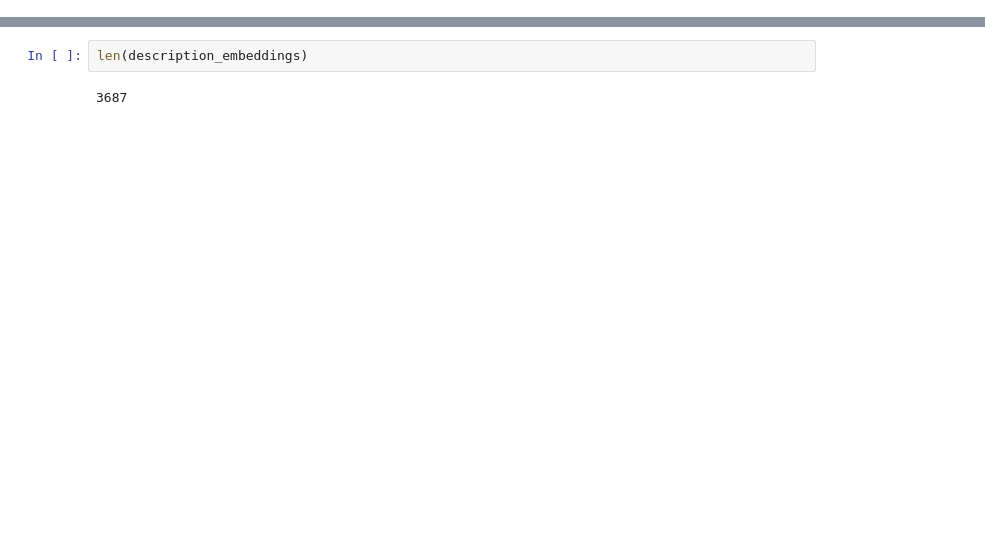
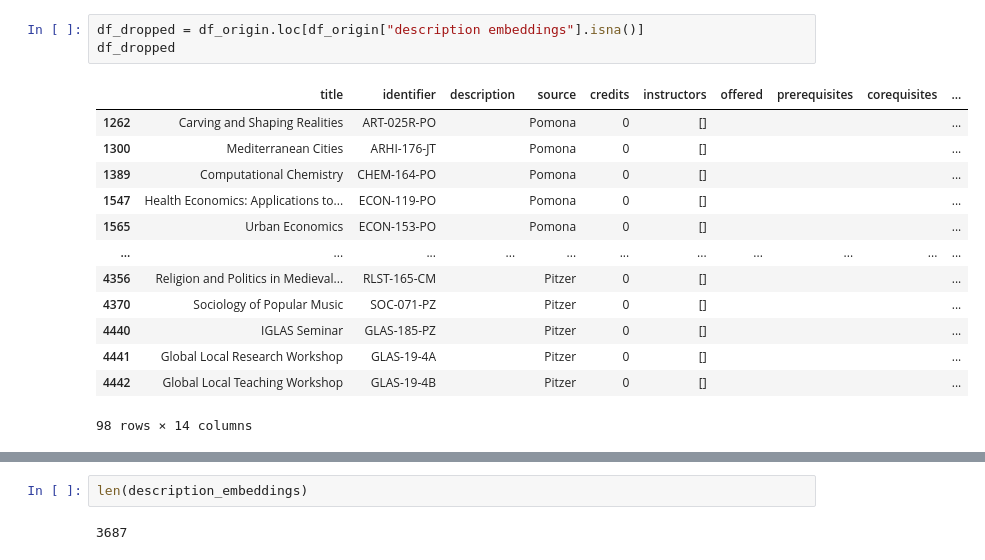
Before and after one commit to p-ai-org/p-recommender, a Jupyter notebook: data-science/GloVe (Tilo).ipynb, the cells around one changed output, grey strips where cells are left out. Saved outputs shown, nothing was run; the diff lists cells and outputs as text; blank space fills up the shorter version.

```diff
--- a/data-science/GloVe (Tilo).ipynb
+++ b/data-science/GloVe (Tilo).ipynb
@@ -53,0 +103,17 @@ description_embeddings = df[["title","description embeddings"]].set_index("title
+# %%
+df_dropped = df_origin.loc[df_origin["description embeddings"].isna()]
+df_dropped
+# %% [output]
+|  | title | identifier | description | source | credits | instructors | offered | prerequisites | corequisites | ... |
+| 1262 | Carving and Shaping Realities | ART-025R-PO |  | Pomona | 0 | [] |  |  |  | ... |
+| 1300 | Mediterranean Cities | ARHI-176-JT |  | Pomona | 0 | [] |  |  |  | ... |
+| 1389 | Computational Chemistry | CHEM-164-PO |  | Pomona | 0 | [] |  |  |  | ... |
+| 1547 | Health Economics: Applications to... | ECON-119-PO |  | Pomona | 0 | [] |  |  |  | ... |
+| 1565 | Urban Economics | ECON-153-PO |  | Pomona | 0 | [] |  |  |  | ... |
+| ... | ... | ... | ... | ... | ... | ... | ... | ... | ... | ... |
+| 4356 | Religion and Politics in Medieval... | RLST-165-CM |  | Pitzer | 0 | [] |  |  |  | ... |
+| 4370 | Sociology of Popular Music | SOC-071-PZ |  | Pitzer | 0 | [] |  |  |  | ... |
+| 4440 | IGLAS Seminar | GLAS-185-PZ |  | Pitzer | 0 | [] |  |  |  | ... |
+| 4441 | Global Local Research Workshop | GLAS-19-4A |  | Pitzer | 0 | [] |  |  |  | ... |
+| 4442 | Global Local Teaching Workshop | GLAS-19-4B |  | Pitzer | 0 | [] |  |  |  | ... |
+98 rows × 14 columns
```
Also changed, not shown: parts of 38 cells of this notebook.
